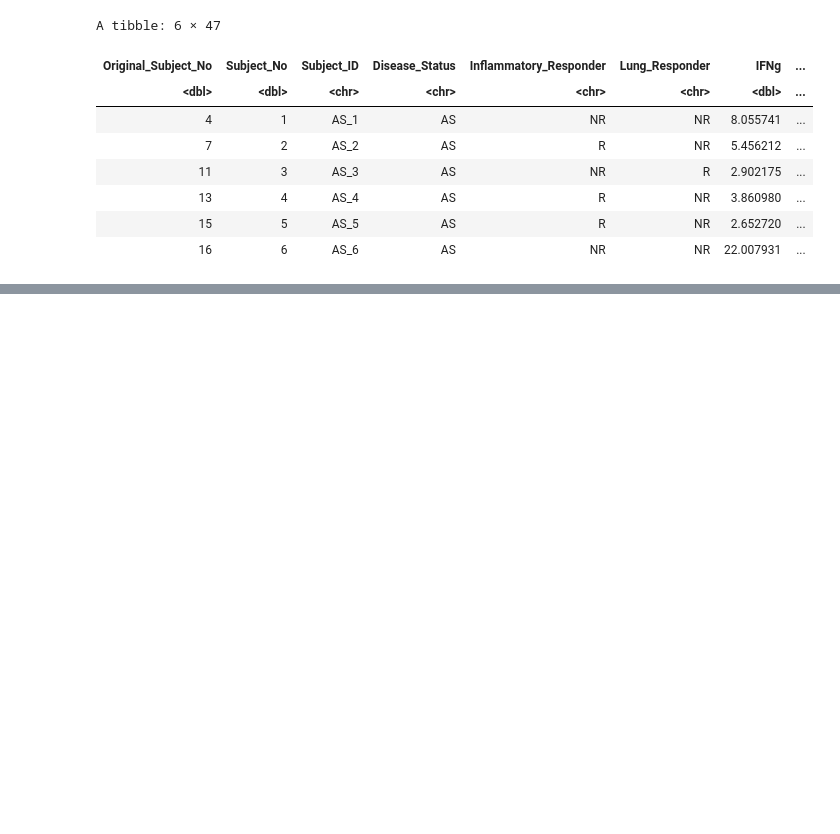
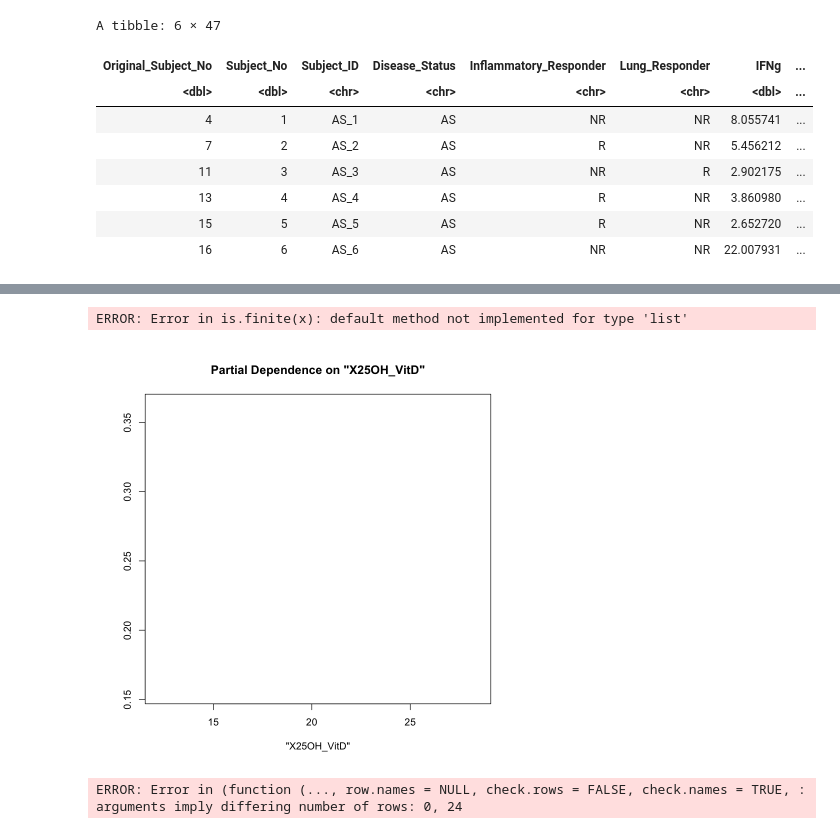
Before and after one commit to UNC-CEMALB/Ozone-exposure-is-associated-with-alterations-in-lung-and-systemic-sterol-profiles-in-healthy-and-as, a Jupyter notebook: 3. ML Visualization/ICE Plot.ipynb, the cells around one changed output, grey strips where cells are left out. Cells and saved outputs as stored; diff of their text form; code cells hidden in the pictures; blank space fills up the shorter version.

```diff
--- a/3. ML Visualization/ICE Plot.ipynb
+++ b/3. ML Visualization/ICE Plot.ipynb
@@ -93,9 +90,11 @@ A tibble: 6 × 47
 | 15 | 5 | AS_5 | AS | R | NR | 2.652720 | ... |
 | 16 | 6 | AS_6 | AS | NR | NR | 22.007931 | ... |
 # %%
-#making responder columns binary denoted by 0 = non-responder and 1 = responder and covariates
+#making responder columns binary denoted by 0 = non-responder and 1 = responder
 wider_data = wider_data %>%
-    mutate(Lung_Responder = relevel(factor(ifelse(Lung_Responder == "R", 1, 0)), ref = "0"))
+    mutate(Lung_Responder = relevel(factor(ifelse(Lung_Responder == "R", 1, 0)), ref = "0")) %>%
+    #for some reason RF didn't this variable so I changed it
+    rename(X25OH_VitD = `25OH_VitD`)
 lung_resp_df = wider_data[,6:47]
 
 head(lung_resp_df)
@@ -111,0 +200,7 @@ A tibble: 6 × 42
+# %%
+first_model = rf_models_lung_resp[[1]][[1]][[1]][[1]][[2]]
+X <- lung_resp_df[which(names(lung_resp_df) != "Lung_Responder")]
+partialPlot(first_model, pred.data = X, x.var = "X25OH_VitD")  # Figure 2
+# %% [output]
+ERROR: Error in is.finite(x): default method not implemented for type 'list'
+[figure, added]
@@ -111,0 +210,6 @@ A tibble: 6 × 42
+# %%
+imp <- FeatureImp$new(predictor, loss = "mae")
+#library("ggplot2")
+plot(imp)
+# %% [output]
+ERROR: Error in (function (..., row.names = NULL, check.rows = FALSE, check.names = TRUE, : arguments imply differing number of rows: 0, 24
```
Also changed, not shown: parts of 7 cells of this notebook.
